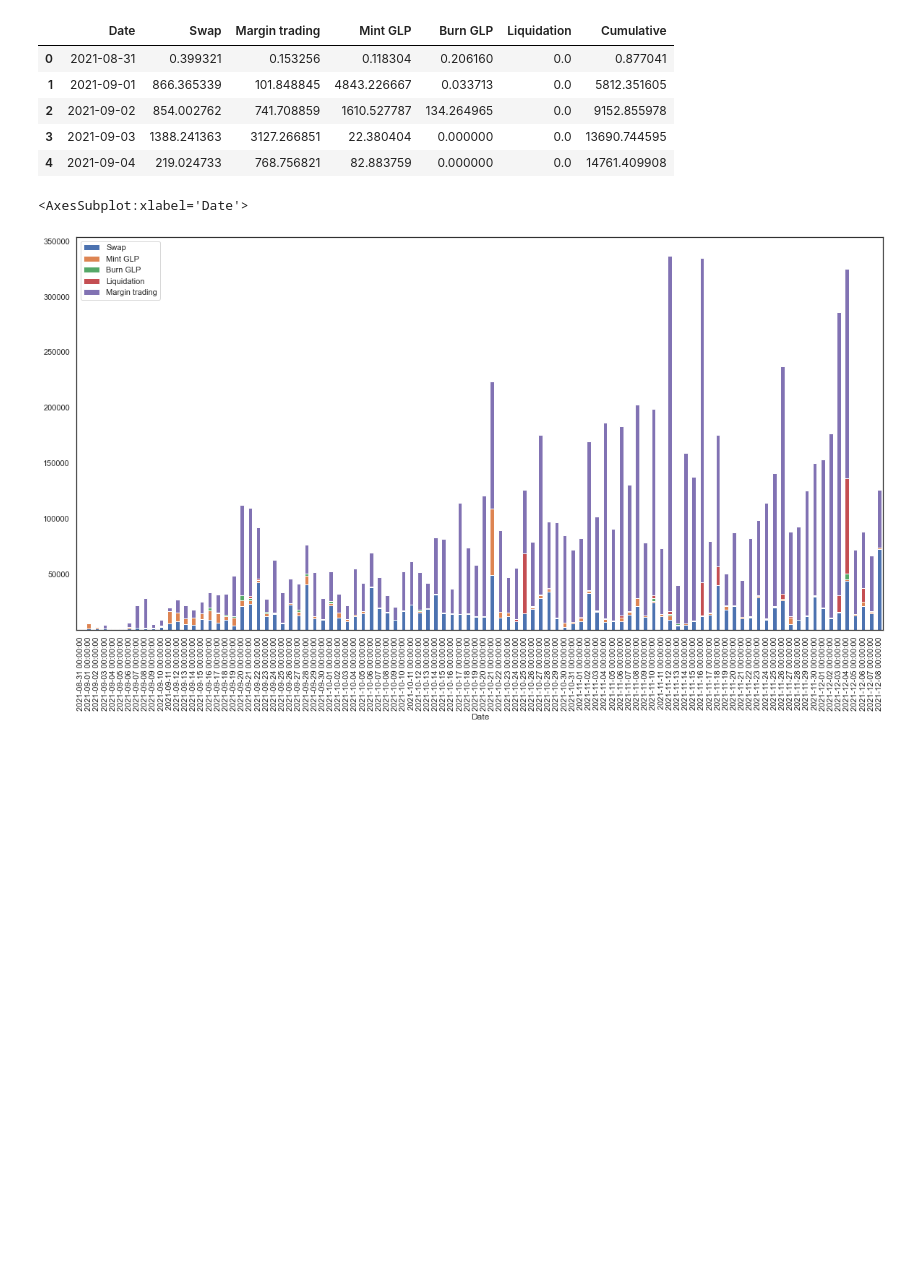
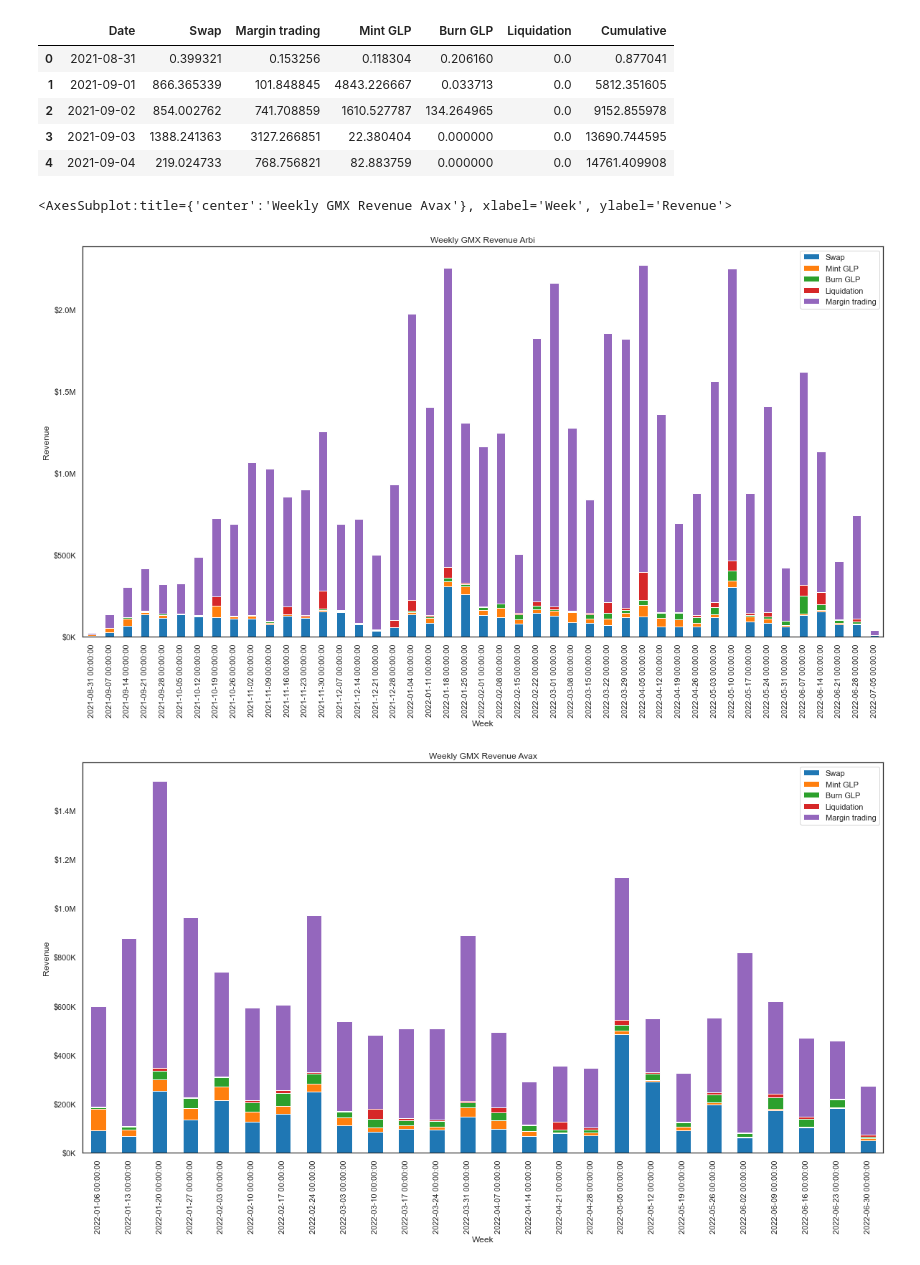
Before and after one commit to chainbound/profit-sharing-protocols-research, a Jupyter notebook: gmx.ipynb, the cells around one changed output. Saved outputs shown, nothing was run; the diff lists cells and outputs as text; code cells hidden in the pictures; blank space fills up the shorter version.

```diff
--- a/gmx.ipynb
+++ b/gmx.ipynb
@@ -6,3 +6,11 @@ from matplotlib import pyplot as plt
+# %%
+def currency(x, pos):
+    """The two args are the value and tick position"""
+    if x >= 1e6:
+        s = '${:1.1f}M'.format(x*1e-6)
+    else:
+        s = '${:1.0f}K'.format(x*1e-3)
+    return s
 # %%
 gmx_arb = pd.read_csv('data/GMX_Arbitrum_Fees_2021-08-31_2022-07-05.csv')
 gmx_avax = pd.read_csv('data/GMX_Avax_Fees_2022-01-06_2022-07-05.csv')
@@ -17,12 +26,23 @@ gmx_arb.head()
 # %%
 plt.rcParams["figure.figsize"] = [20, 10]
 sns.set_theme(style="white", palette=None)
 
+def weekly_chain_rev(chain, gmx_data):
+    gmx_data.index = pd.to_datetime(gmx_data['Date'])
+    gmx_data_res = gmx_data.resample('7D').sum()
 
+    cum_fee = gmx_data_res[['Swap',  'Mint GLP', 'Burn GLP', 'Liquidation','Margin trading']].plot(kind='bar', stacked=True)
+    cum_fee.set(
+           xlabel='Week',
+           ylabel='Revenue',
+           title=f'Weekly GMX Revenue {chain}')
+    cum_fee.yaxis.set_major_formatter(currency)
+    # cum_fee_arb.xaxis.set_major_formatter(dates.DateFormatter('%Y-%m-%d'))
+    return cum_fee
 
-# sns.lineplot(data=gmx_arb, x='Date', y='Cumulative')
-gmx_arb.index = pd.to_datetime(gmx_arb['Date'])
-gmx_arb[['Swap',  'Mint GLP', 'Burn GLP', 'Liquidation','Margin trading']].head(100).plot(kind='bar', stacked=True)
+weekly_chain_rev('Arbi', gmx_arb)
+weekly_chain_rev('Avax', gmx_avax)
 # %% [output]
-<AxesSubplot:xlabel='Date'>
+<AxesSubplot:title={'center':'Weekly GMX Revenue Avax'}, xlabel='Week', ylabel='Revenue'>
-[figure, old version]
+[figure, new version]
+[figure, added]
```
Also changed, not shown: parts of 5 cells of this notebook, 1 other file.
